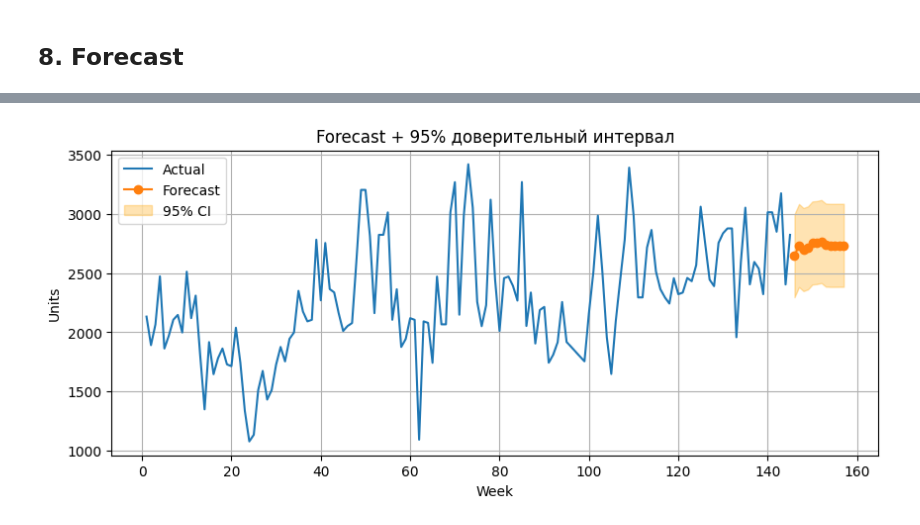
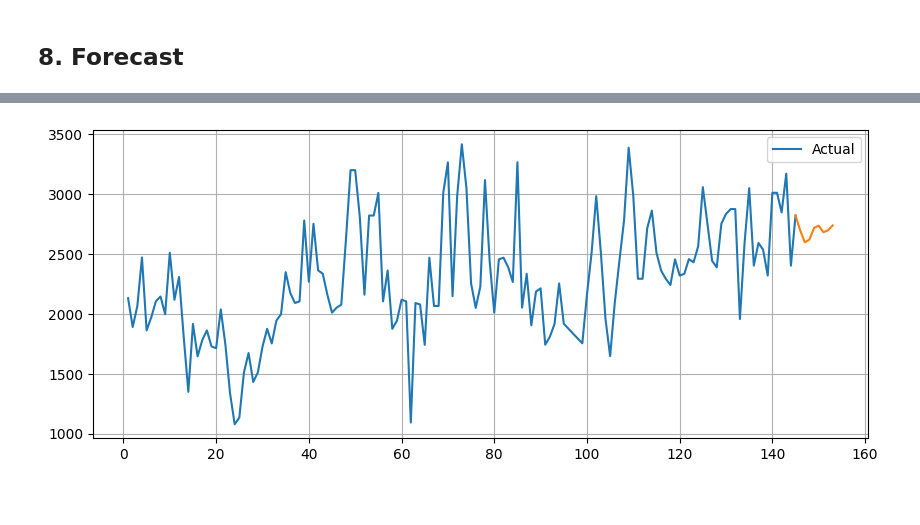
Before and after one commit to AwanRaskall/ml-demand-driven-order-planning, a Jupyter notebook: product_demand_prediction.ipynb, the cells around one changed output, grey strips where cells are left out. Drawn from its saved outputs; the diff is of its cells as text; code cells hidden in the pictures.

Commit message:
Modified forecast model

```diff
--- a/product_demand_prediction.ipynb
+++ b/product_demand_prediction.ipynb
@@ -1304,3 +1304,14 @@ metrics_accur = accurancy_metrics(metrics_accur, 'Random Forest seasonal', df_wo
 Accordingly, we see that nonseasonal XGBoost model shows the best result for all three metrics. This means that we will use it for next forecast.
 # %% [markdown]
 ## 8. Forecast
+# %%
+history = df_work.copy()
+last_week = history.index[-1]
+# history = history.reset_index()
+
+
+step_forecast = 8
+
+t_last = df_xgboost['t'].iloc[-1]
+
+history
@@ -1306,0 +1333,25 @@ Accordingly, we see that nonseasonal XGBoost model shows the best result for all
+# %%
+for i in range(1, step_forecast + 1):
+    week = last_week + i
+
+    # Creating features for forecast model: trend, lags and moving average
+    history.at[week, 't'] = t_last + i
+
+    prev = history.loc[:week, 'num_units']
+
+    for lag in range(1, 11):
+        history.at[week, f'lag_{lag}'] = prev.iloc[-lag-1]
+
+    ewm_val = prev.ewm(alpha=0.3, adjust=False).mean().iloc[-2]
+    history.at[week, 'ewm_a03'] = ewm_val
+
+    for w in (4, 8, 12):
+        history.at[week, f'roll_{w}'] = prev.iloc[-w-1 : ].mean()
+
+    # Forecast
+    dnew = xgb.DMatrix(history.loc[[week], ['t', *(f'lag_{l}' for l in range(1,11)), 'ewm_a03', *(f'roll_{w}' for w in (4,8,12))]])
+    y_forecast = bst.predict(dnew)[0]
+
+    history.loc[week, 'num_units'] = y_forecast
+
+history.tail(10)
@@ -1307 +1371,11 @@ Accordingly, we see that nonseasonal XGBoost model shows the best result for all
+# %%
+plt.figure(figsize=(10,4))
+# # факт
+plt.plot(df_work['num_units'], label='Actual')
+plt.plot(history['num_units'][-9:])
+
+plt.legend(); plt.grid(True)
+plt.show()
+# %% [output]
+[figure, added]
 # %%
@@ -1362,20 +1449,18 @@ df_fc = pd.DataFrame({
 # %%
-# 5) Визуализируем
-plt.figure(figsize=(10,4))
-# факт
-plt.plot(df_work['num_units'], label='Actual')
+# # 5) Визуализируем
+# plt.figure(figsize=(10,4))
+# # факт
+# plt.plot(df_work['num_units'], label='Actual')
 
-# прогноз + CI
-plt.plot(df_fc['week'], df_fc['forecast'], 'o-', label='Forecast')
-plt.fill_between(df_fc['week'],
-                 df_fc['lower_95%'],
-                 df_fc['upper_95%'],
-                 color='orange', alpha=0.3,
-                 label='95% CI')
+# # прогноз + CI
+# plt.plot(df_fc['week'], df_fc['forecast'], 'o-', label='Forecast')
+# plt.fill_between(df_fc['week'],
+#                  df_fc['lower_95%'],
+#                  df_fc['upper_95%'],
+#                  color='orange', alpha=0.3,
+#                  label='95% CI')
 
-plt.xlabel('Week'); plt.ylabel('Units')
-plt.title('Forecast + 95% доверительный интервал')
-plt.legend(); plt.grid(True)
-plt.show()
+# plt.xlabel('Week'); plt.ylabel('Units')
+# plt.title('Forecast + 95% доверительный интервал')
+# plt.legend(); plt.grid(True)
+# plt.show()
-# %% [output]
-[figure, removed]
```
Also changed, not shown: parts of 8 cells of this notebook.
